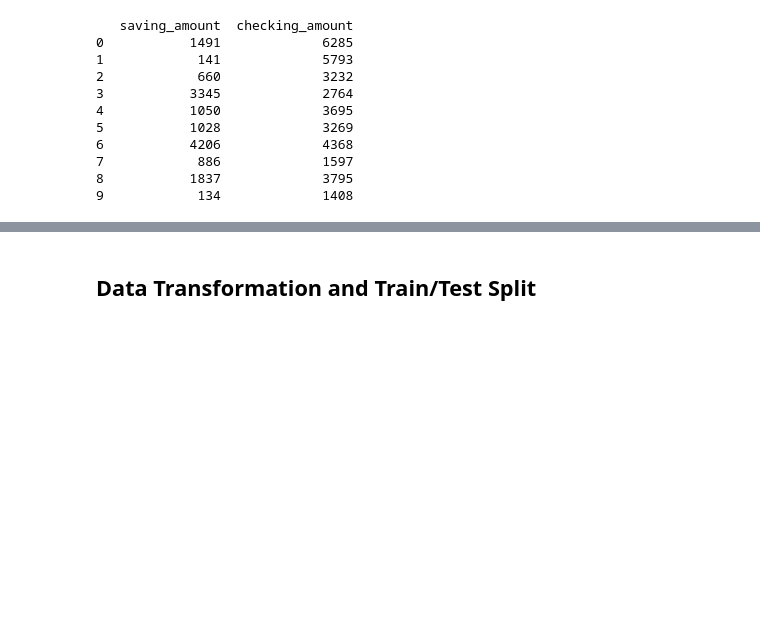
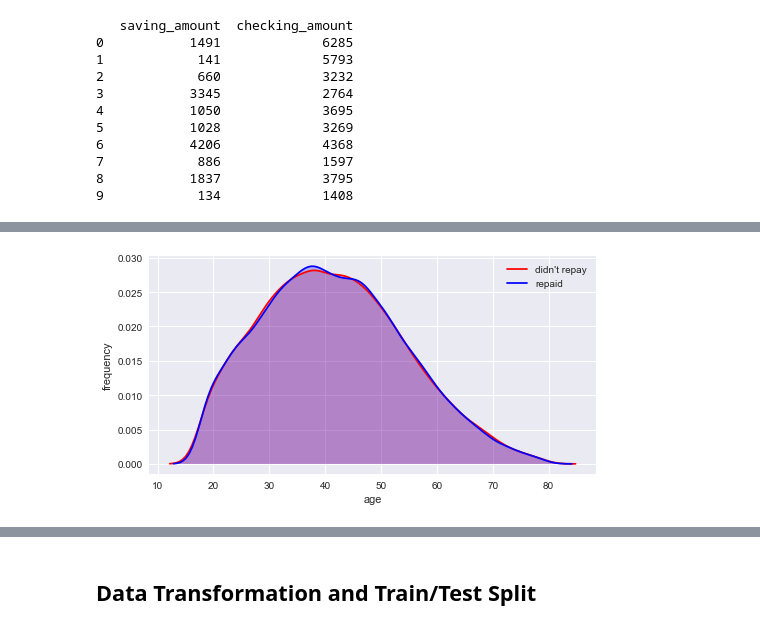
Before and after one commit to liyenhsu/Loan-Granting-Problem, a Jupyter notebook: loan.ipynb, the cells around one changed output, grey strips where cells are left out. Cells and saved outputs as stored; diff of their text form; code cells hidden in the pictures; blank space fills up the shorter version.

```diff
--- a/loan.ipynb
+++ b/loan.ipynb
@@ -134,0 +222,4 @@ df = df.drop(['saving_amount','checking_amount'],axis=1)
+# %%
+DensityPlot('age')
+# %% [output]
+[figure, added]
```
Also changed, not shown: parts of 64 cells of this notebook.
